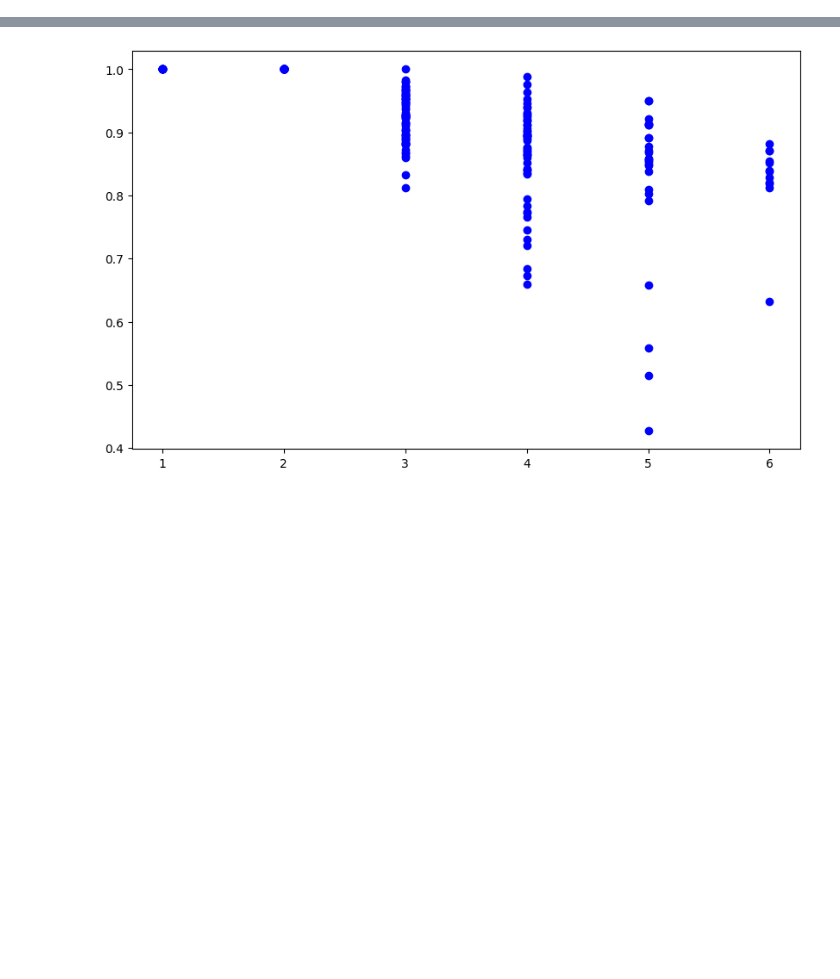
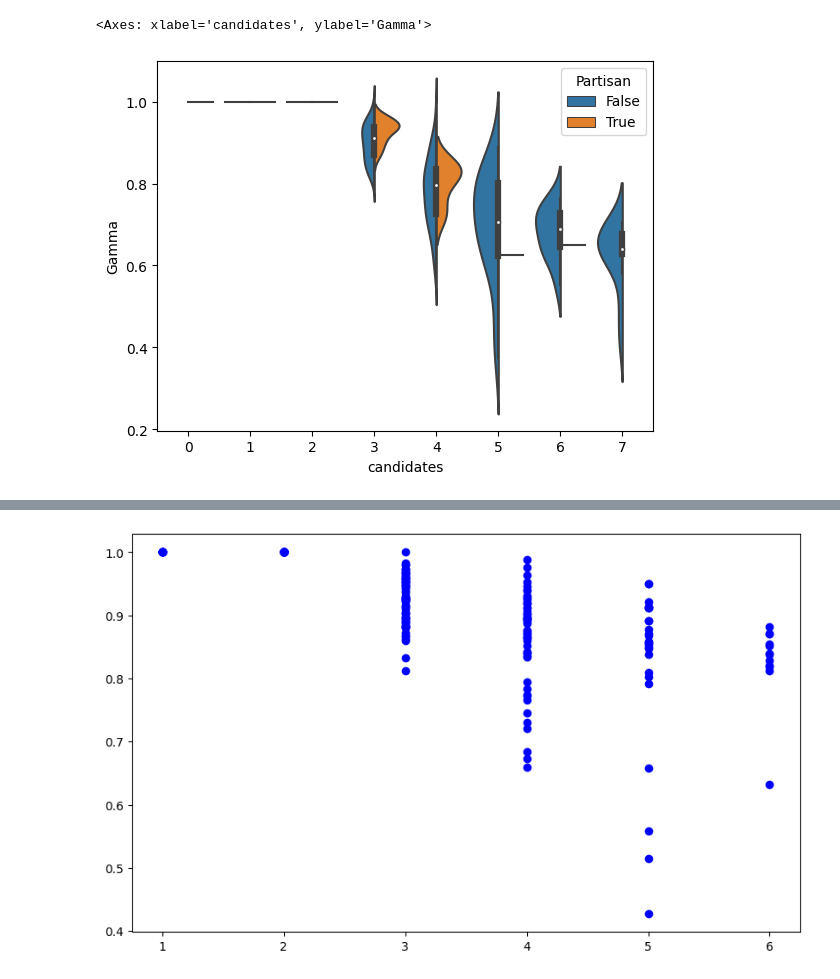
Before and after one commit to ericssimpson/voting-analysis-tools, a Jupyter notebook: team_arrow/cvr_class/permutations.ipynb, the cells around one changed output, grey strips where cells are left out. Drawn from its saved outputs; the diff is of its cells as text; code cells hidden in the pictures; blank space fills up the shorter version.

```diff
--- a/team_arrow/cvr_class/permutations.ipynb
+++ b/team_arrow/cvr_class/permutations.ipynb
@@ -147,3 +173,20 @@ for r in df:
+# %%
+d_p = {}
+d_nonp = {}
+for i, row in df.iterrows():
+    if row["Partisan"] == True:
+        if row["candidates"] not in d_p:
+            d_p[row["candidates"]] = []
+        d_p[row["candidates"]].append(row["Gamma"])
+    if row["Partisan"] == False:
+        if row["candidates"] not in d_nonp:
+            d_nonp[row["candidates"]] = []
+        d_nonp[row["candidates"]].append(row["Gamma"])
+
+sns.violinplot(data=df, x="candidates", y="Gamma", hue="Partisan", split=True)
+# %% [output]
+<Axes: xlabel='candidates', ylabel='Gamma'>
+[figure, added]
 # %%
 plt.figure(figsize=(10, 6))
 
```
Also changed, not shown: parts of 8 cells of this notebook, 1 other file.
